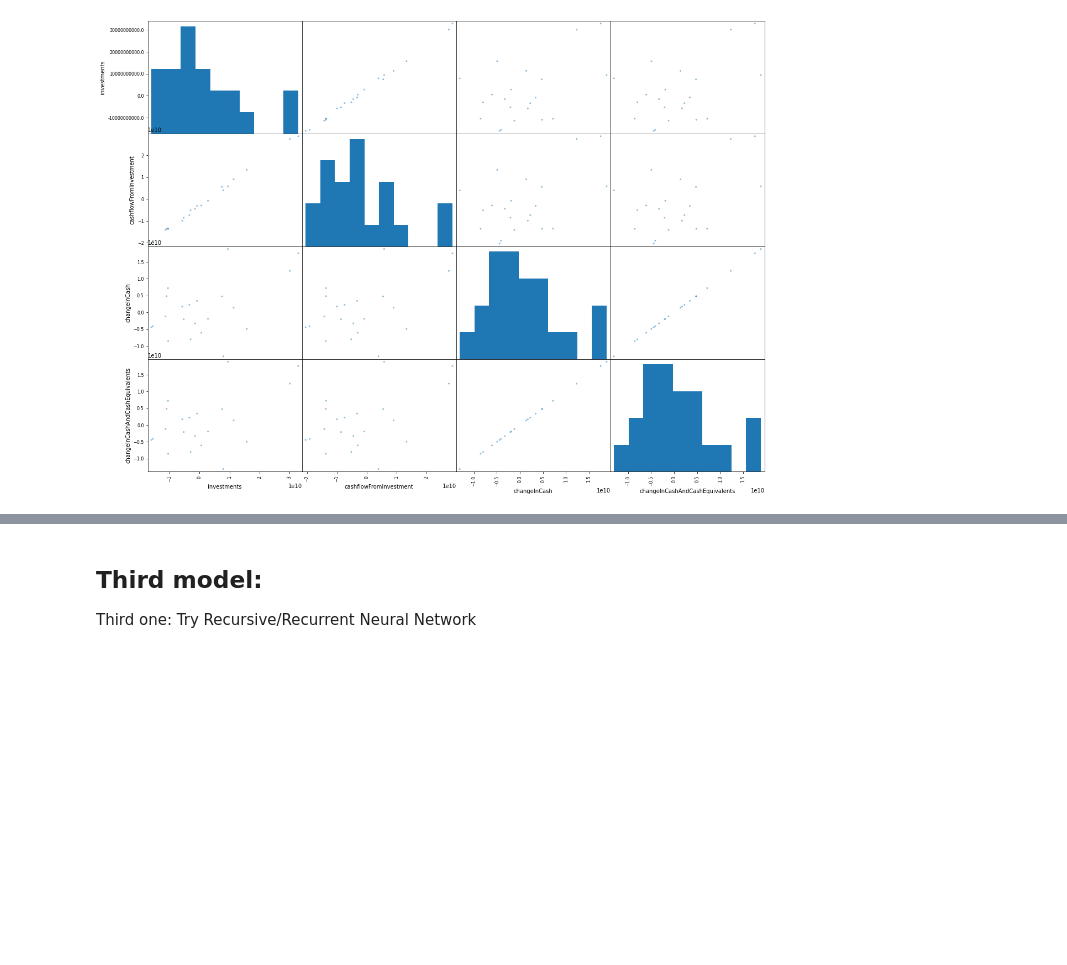
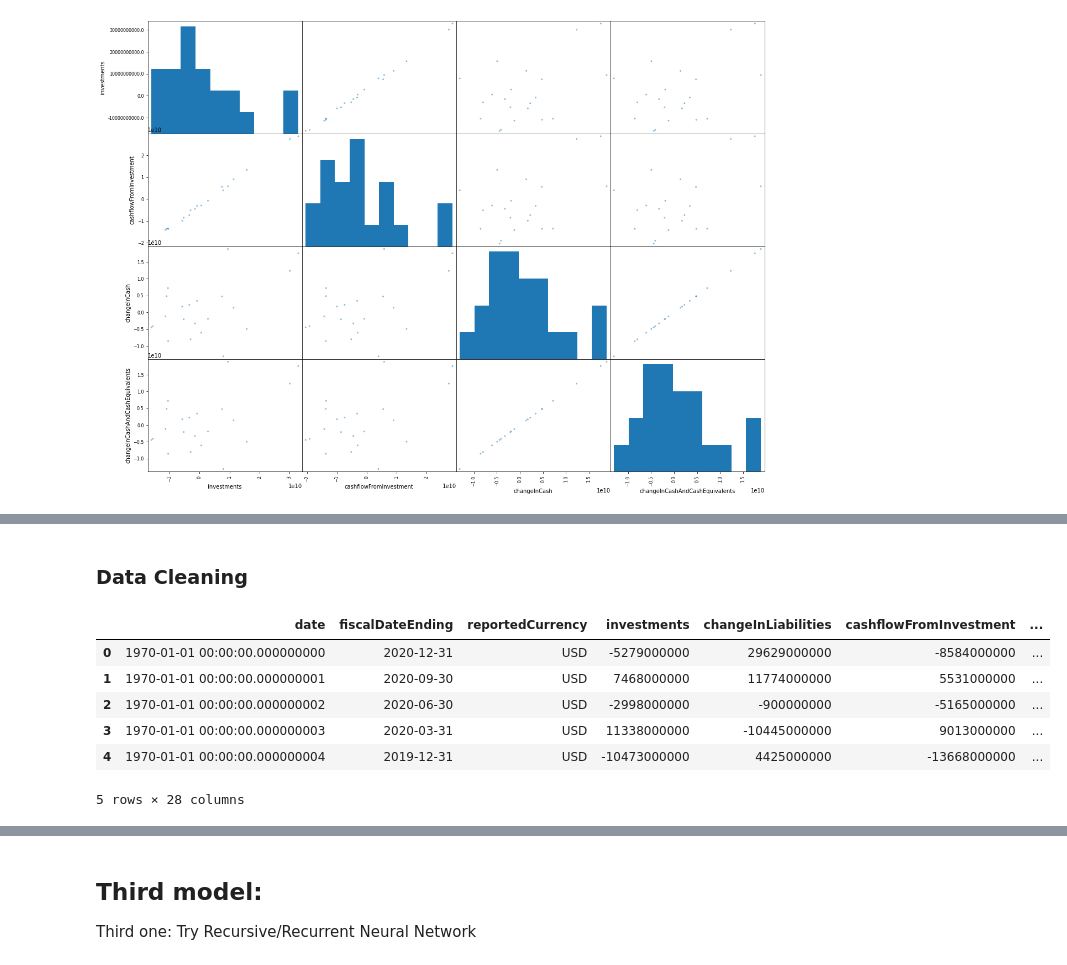
Before and after one commit to SavitarRL/Predictor-model, a Jupyter notebook: data/ML modelling.ipynb, the cells around one changed output, grey strips where cells are left out. Cells and saved outputs as stored; diff of their text form; code cells hidden in the pictures; blank space fills up the shorter version.

```diff
--- a/data/ML modelling.ipynb
+++ b/data/ML modelling.ipynb
@@ -175,0 +242,13 @@ array([[<AxesSubplot:xlabel='investments', ylabel='investments'>,
+# %% [markdown]
+### Data Cleaning
+# %%
+sample_incomplete_rows = q_cashflow_apple[q_cashflow_apple.isnull().any(axis=1)].head()
+sample_incomplete_rows
+# %% [output]
+|  | date | fiscalDateEnding | reportedCurrency | investments | changeInLiabilities | cashflowFromInvestment | ... |
+| 0 | 1970-01-01 00:00:00.000000000 | 2020-12-31 | USD | -5279000000 | 29629000000 | -8584000000 | ... |
+| 1 | 1970-01-01 00:00:00.000000001 | 2020-09-30 | USD | 7468000000 | 11774000000 | 5531000000 | ... |
+| 2 | 1970-01-01 00:00:00.000000002 | 2020-06-30 | USD | -2998000000 | -900000000 | -5165000000 | ... |
+| 3 | 1970-01-01 00:00:00.000000003 | 2020-03-31 | USD | 11338000000 | -10445000000 | 9013000000 | ... |
+| 4 | 1970-01-01 00:00:00.000000004 | 2019-12-31 | USD | -10473000000 | 4425000000 | -13668000000 | ... |
+5 rows × 28 columns
```
Also changed, not shown: parts of 17 cells of this notebook.
